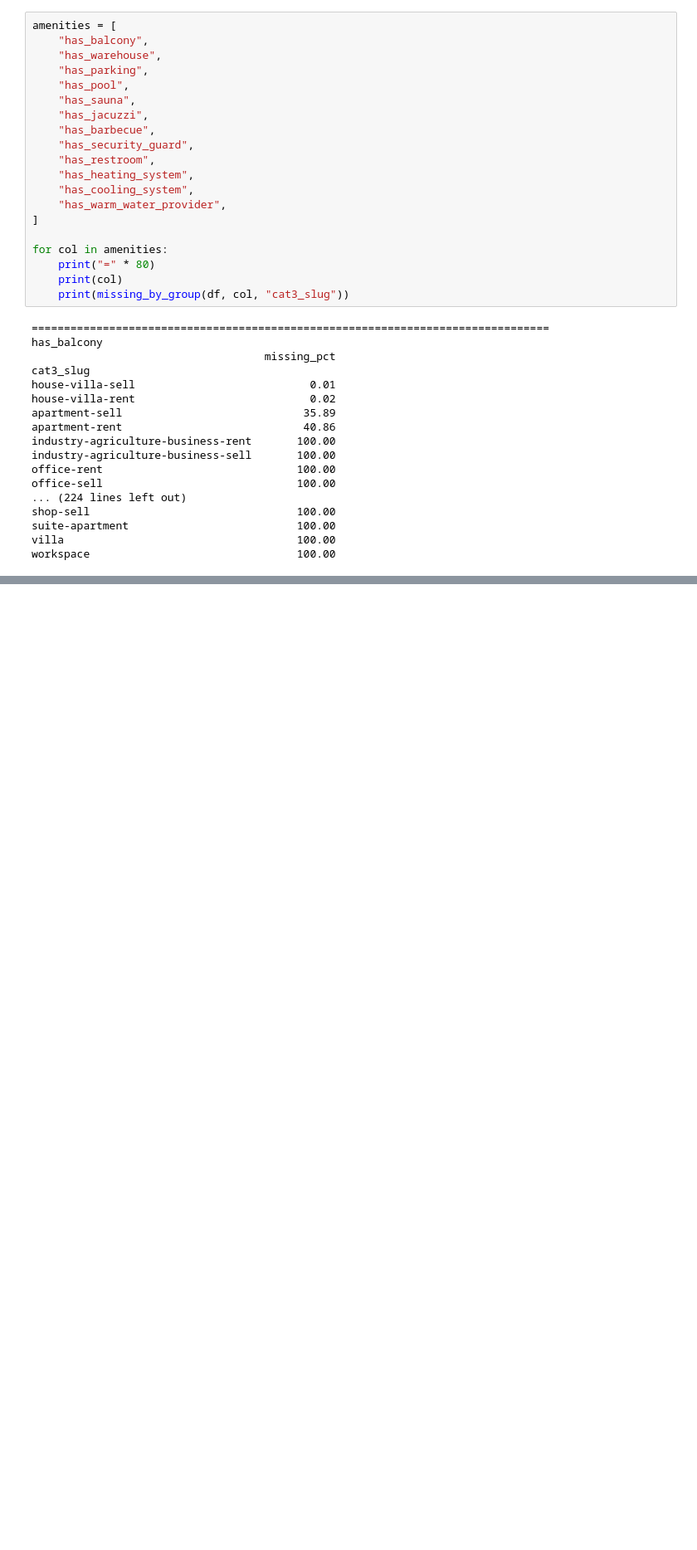
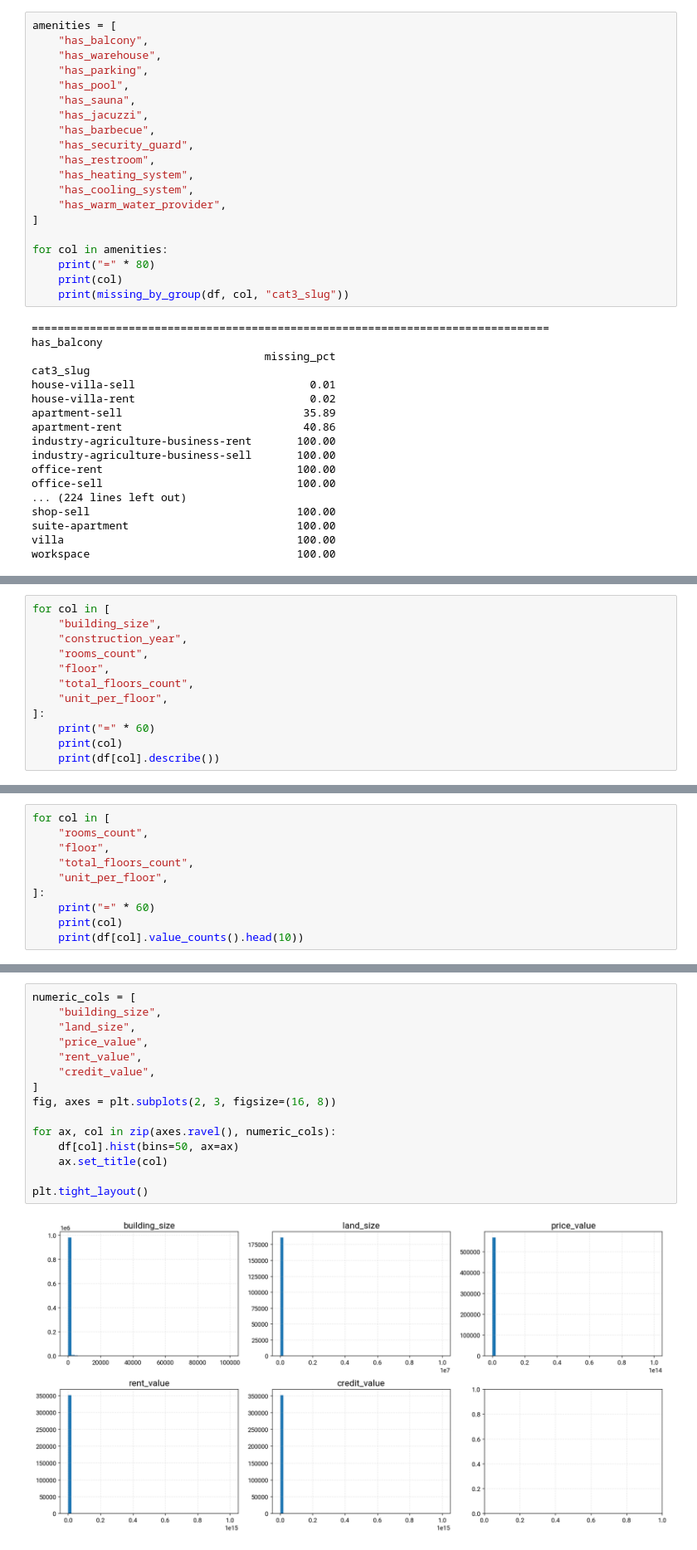
Before and after one commit to maslri/divar-real-estate-ml, a Jupyter notebook: notebooks/17-prediction-model.ipynb, the cells around one changed output, grey strips where cells are left out. Shown at 83% size. Drawn from its saved outputs; the diff is of its cells as text; blank space fills up the shorter version.

```diff
--- a/notebooks/17-prediction-model.ipynb
+++ b/notebooks/17-prediction-model.ipynb
@@ -661,0 +766,12 @@ workspace                                100.00
+# %%
+for col in [
+    "building_size",
+    "construction_year",
+    "rooms_count",
+    "floor",
+    "total_floors_count",
+    "unit_per_floor",
+]:
+    print("=" * 60)
+    print(col)
+    print(df[col].describe())
@@ -661,0 +796,10 @@ workspace                                100.00
+# %%
+for col in [
+    "rooms_count",
+    "floor",
+    "total_floors_count",
+    "unit_per_floor",
+]:
+    print("=" * 60)
+    print(col)
+    print(df[col].value_counts().head(10))
@@ -661,0 +848,17 @@ workspace                                100.00
+# %%
+numeric_cols = [
+    "building_size",
+    "land_size",
+    "price_value",
+    "rent_value",
+    "credit_value",
+]
+fig, axes = plt.subplots(2, 3, figsize=(16, 8))
+
+for ax, col in zip(axes.ravel(), numeric_cols):
+    df[col].hist(bins=50, ax=ax)
+    ax.set_title(col)
+
+plt.tight_layout()
+# %% [output]
+[figure, added]
```
Also changed, not shown: parts of 26 cells of this notebook, 3 other files.
